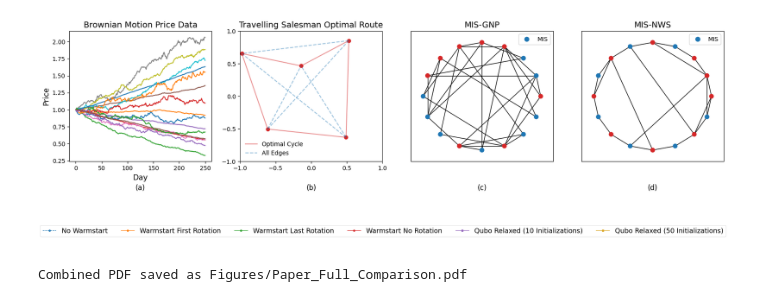
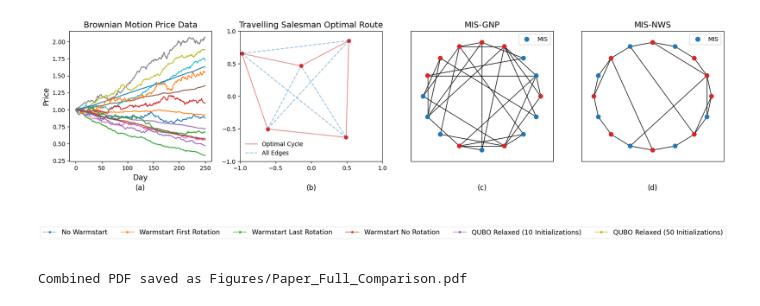
Before and after one commit to BBhattacharyya1729/QUBO_To_MaxCut, a Jupyter notebook: ProblemVisualizer.ipynb, the cells around one changed output. Saved outputs shown, nothing was run; the diff lists cells and outputs as text; code cells hidden in the pictures.

Commit message:
Plots Update

```diff
--- a/ProblemVisualizer.ipynb
+++ b/ProblemVisualizer.ipynb
@@ -71,36 +71,36 @@ fig.savefig(r'Figures\Problem_Visualizer.pdf', dpi=300,bbox_inches="tight")
 # %%
 import matplotlib.pyplot as plt
 
 def create_legend(path=None):
     # Create a dummy plot to access legend handles
     fig, ax = plt.subplots(figsize=(25, 2))  # Increased height for better visibility
 
     # Dummy data to generate legend entries
     line1, = ax.plot([], [], marker='o', linestyle='--', label='No Warmstart')
     line2, = ax.plot([], [], marker='o', label='Warmstart First Rotation')
     line3, = ax.plot([], [], marker='o', label='Warmstart Last Rotation')
     line4, = ax.plot([], [], marker='o', label='Warmstart No Rotation')
-    line5, = ax.plot([], [], marker='s', label='Qubo Relaxed (10 Initializations)')
-    line6, = ax.plot([], [], marker='s', label='Qubo Relaxed (50 Initializations)', color='goldenrod')
+    line5, = ax.plot([], [], marker='s', label='QUBO Relaxed (10 Initializations)')
+    line6, = ax.plot([], [], marker='s', label='QUBO Relaxed (50 Initializations)', color='goldenrod')
 
     # Create the legend with the appropriate labels and a larger fontsize
     ax.legend(handles=[line1, line2, line3, line4, line5, line6],
-              labels=['No Warmstart', 'Warmstart First Rotation', 'Warmstart Last Rotation', 'Warmstart No Rotation', 'Qubo Relaxed (10 Initializations)', 'Qubo Relaxed (50 Initializations)'],
-              loc='center', bbox_to_anchor=(0.5, 0.5), ncol=6, fontsize=22, frameon=True)  # Adjusted fontsize and ncol
+              labels=['No Warmstart', 'Warmstart First Rotation', 'Warmstart Last Rotation', 'Warmstart No Rotation', 'QUBO Relaxed (10 Initializations)', 'QUBO Relaxed (50 Initializations)'],
+              loc='center', bbox_to_anchor=(0.5, 0.5), ncol=6, fontsize=20, frameon=True)  # Adjusted fontsize and ncol
 
     # Remove axis and ticks
     ax.axis('off')
 
     # Save the legend as a PDF if a path is provided
     if path is not None:
         plt.savefig(path + ".pdf", dpi=300, bbox_inches='tight')
 
     # Display the legend
     plt.show()
 
 create_legend(path="Figures/Legend_Full_Comparison")
 # %% [output]
-[figure, old version]
+[figure, new version]
 # %%
 import fitz  # PyMuPDF
 
```
Also changed, not shown: parts of 2 cells of this notebook, 19 other files.
